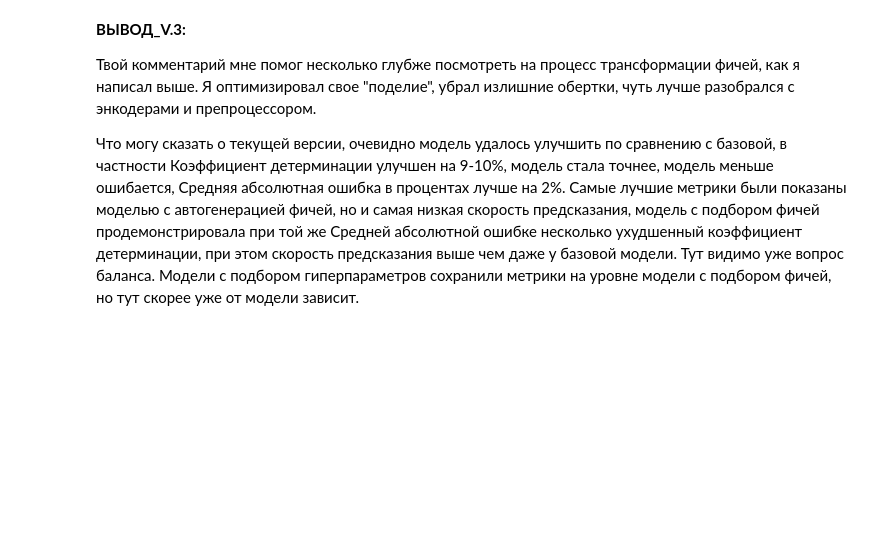
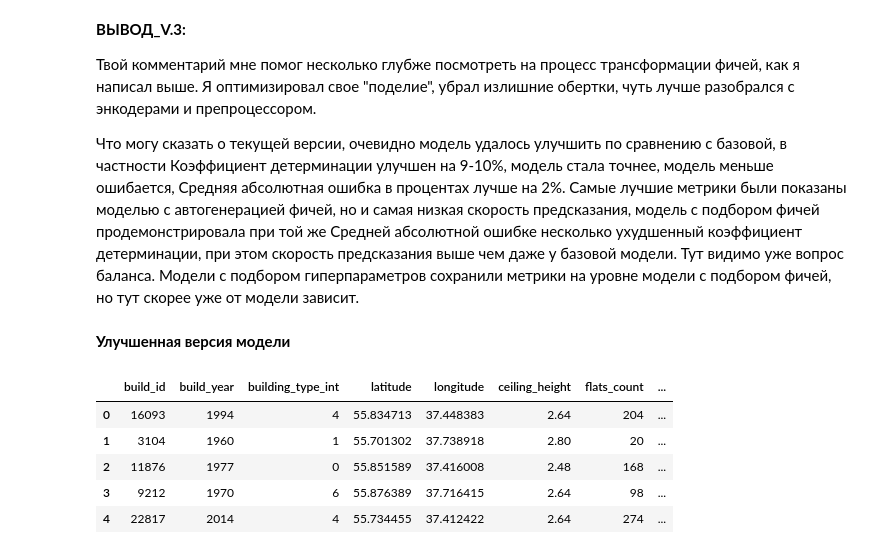
Before and after one commit to NikoMelnikov/mle-project-sprint-2-v001, a Jupyter notebook: model_improvement/project_template_sprint_2.ipynb, the cells around one changed output. Drawn from its saved outputs; the diff is of its cells as text; code cells hidden in the pictures; blank space fills up the shorter version.

```diff
--- a/model_improvement/project_template_sprint_2.ipynb
+++ b/model_improvement/project_template_sprint_2.ipynb
@@ -1549,3 +1549,5 @@ Created version '1' of model 'hyper_param_selected_model'.
 Твой комментарий мне помог несколько глубже посмотреть на процесс трансформации фичей, как я написал выше. Я оптимизировал свое "поделие", убрал излишние обертки, чуть лучше разобрался с энкодерами и препроцессором.
 
 Что могу сказать о текущей версии, очевидно модель удалось улучшить по сравнению с базовой, в частности Коэффициент детерминации улучшен на 9-10%, модель стала точнее, модель меньше ошибается, Средняя абсолютная ошибка в процентах лучше на 2%. Самые лучшие метрики были показаны моделью с автогенерацией фичей, но и самая низкая скорость предсказания, модель с подбором фичей продемонстрировала при той же Средней абсолютной ошибке несколько ухудшенный коэффициент детерминации, при этом скорость предсказания выше чем даже у базовой модели. Тут видимо уже вопрос баланса. Модели с подбором гиперпараметров сохранили метрики на уровне модели с подбором фичей, но тут скорее уже от модели зависит.
+# %% [markdown]
+**Улучшенная версия модели**
@@ -1551,0 +1563,28 @@ Created version '1' of model 'hyper_param_selected_model'.
+# %%
+def transform_data(df):
+    unique_counts = df.nunique()
+    columns_to_drop = unique_counts[unique_counts < 2].index
+    df = df.drop(columns=columns_to_drop)
+
+    # Преобразование значений 'True' и 'False' в столбцах has_elevator и is_apartment в числовой формат
+    df['is_apartment'] = df['is_apartment'].str.lower().replace({'false': 0, 'true': 1}).astype(int)
+    df['has_elevator'] = df['has_elevator'].str.lower().replace({'false': 0, 'true': 1}).astype(int)
+
+    df.drop('id', axis=1, inplace=True)
+    df.drop('is_apartment', axis=1, inplace=True)
+
+    df['build_year'] = pd.to_datetime(df['build_year']).dt.year
+    df['build_year'] = pd.to_numeric(df['build_year'], errors='coerce')
+
+    return df
+# %%
+df = transform_data(df)
+# %%
+df.head()
+# %% [output]
+|  | build_id | build_year | building_type_int | latitude | longitude | ceiling_height | flats_count | ... |
+| 0 | 16093 | 1994 | 4 | 55.834713 | 37.448383 | 2.64 | 204 | ... |
+| 1 | 3104 | 1960 | 1 | 55.701302 | 37.738918 | 2.80 | 20 | ... |
+| 2 | 11876 | 1977 | 0 | 55.851589 | 37.416008 | 2.48 | 168 | ... |
+| 3 | 9212 | 1970 | 6 | 55.876389 | 37.716415 | 2.64 | 98 | ... |
+| 4 | 22817 | 2014 | 4 | 55.734455 | 37.412422 | 2.64 | 274 | ... |
```
Also changed, not shown: parts of 18 cells of this notebook, 11 other files.
